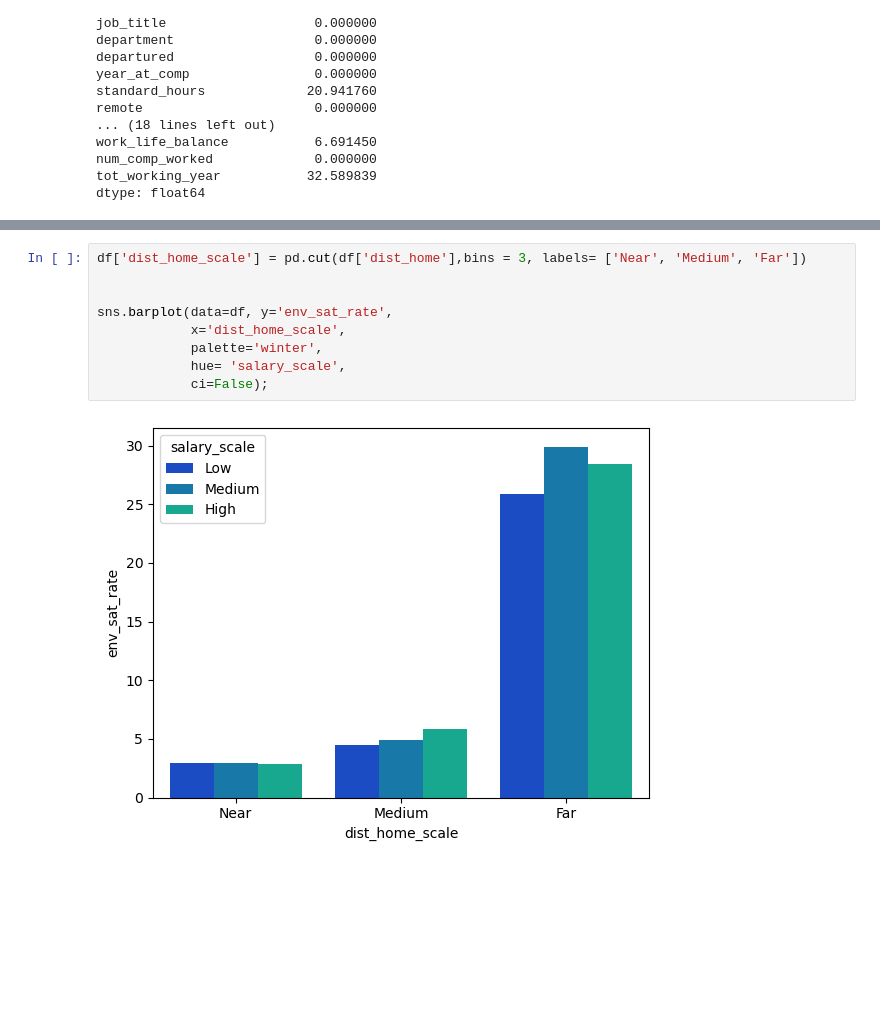
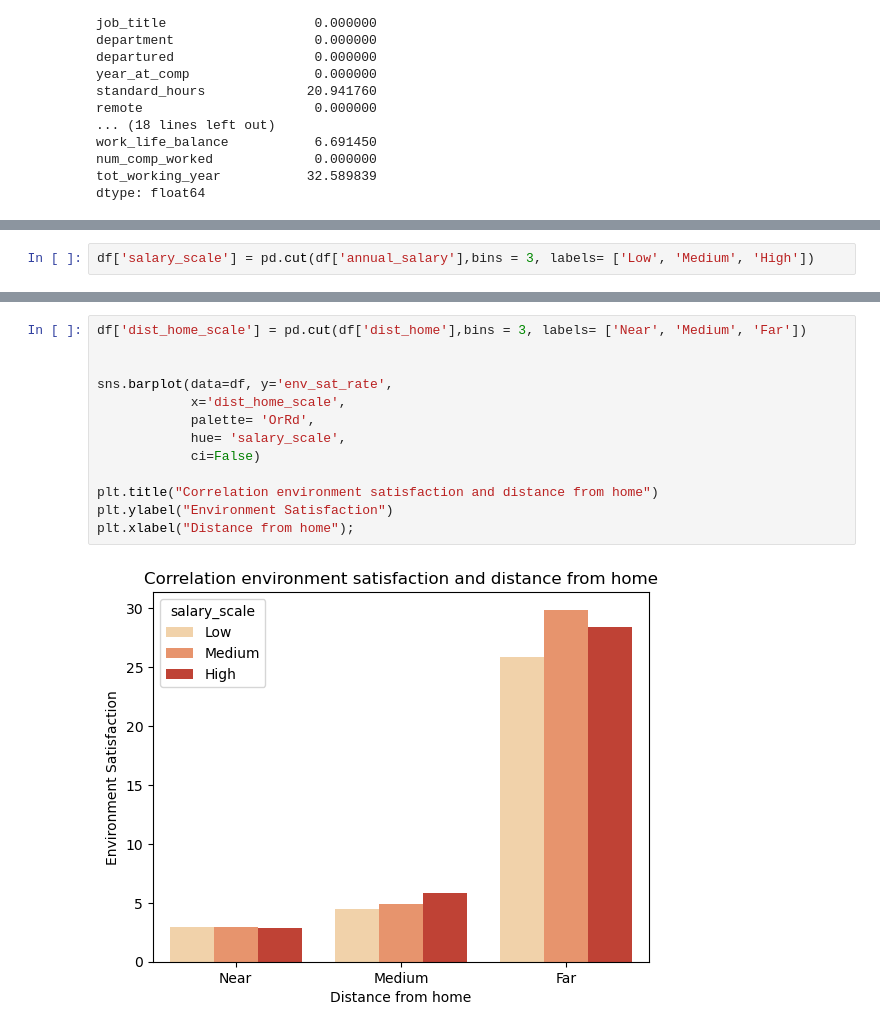
Before and after one commit to CibiPB/project-da-promo-49-INTERNO, a Jupyter notebook: Notebooks/3. Data Analysis.ipynb, the cells around one changed output, grey strips where cells are left out. Drawn from its saved outputs; the diff is of its cells as text; blank space fills up the shorter version.

```diff
--- a/Notebooks/3. Data Analysis.ipynb
+++ b/Notebooks/3. Data Analysis.ipynb
@@ -76,0 +96,2 @@ dtype: float64
+# %%
+df['salary_scale'] = pd.cut(df['annual_salary'],bins = 3, labels= ['Low', 'Medium', 'High'])
@@ -99,11 +271,15 @@ plt.show();
 # %%
 df['dist_home_scale'] = pd.cut(df['dist_home'],bins = 3, labels= ['Near', 'Medium', 'Far'])
 
 
 sns.barplot(data=df, y='env_sat_rate',
             x='dist_home_scale',
-            palette='winter',
+            palette= 'OrRd',
             hue= 'salary_scale',
-            ci=False);
+            ci=False)
+
+plt.title("Correlation environment satisfaction and distance from home")
+plt.ylabel("Environment Satisfaction")
+plt.xlabel("Distance from home");
 # %% [output]
-[figure, old version]
+[figure, new version]
```
Also changed, not shown: parts of 17 cells of this notebook.
